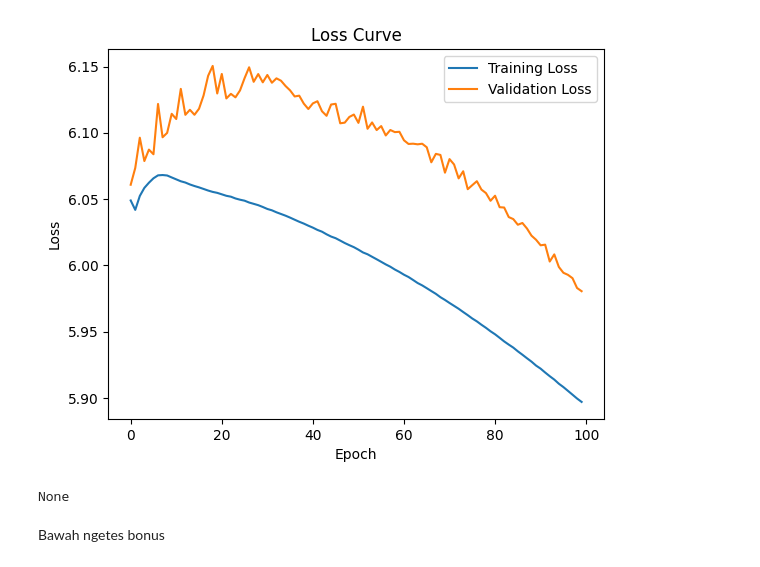
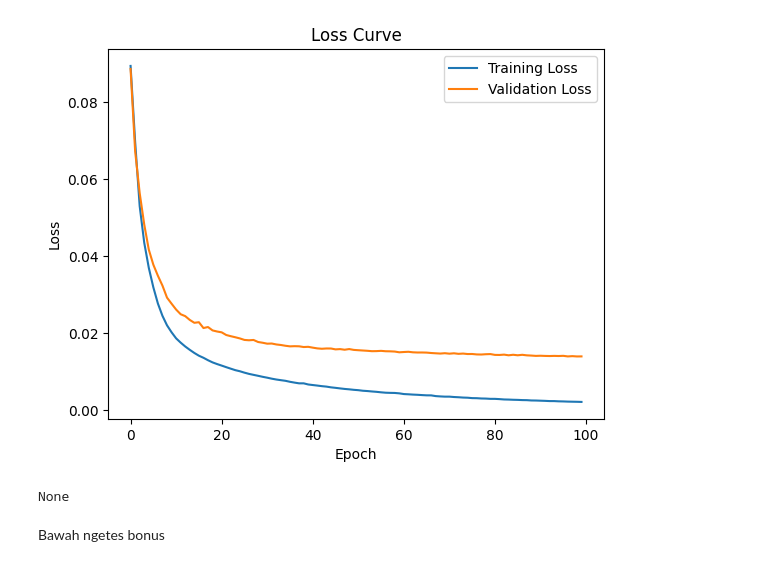
Before and after one commit to pandaandsushi/IF3270_Tubes1_FFNN, a Jupyter notebook: src/notebook.ipynb, the cells around one changed output. Drawn from its saved outputs; the diff is of its cells as text; code cells hidden in the pictures.

```diff
--- a/src/notebook.ipynb
+++ b/src/notebook.ipynb
@@ -101,7 +204,7 @@ ffnn_model = FFNN(
     loss_function='mse',
     weight_method='xavier',
     seed=42,
-    regularization="l2",
+    regularization=None,
     rms_norm=False
 )
 a = ffnn_model.train(X_train, y_train, X_test, y_test, epochs=100, learning_rate=0.001, batch_size=200)
@@ -127,4 +230,4 @@ Validation Loss: 5.9804
-[figure, old version]
+[figure, new version]
 None
 # %% [markdown]
 Bawah ngetes bonus
```
Also changed, not shown: parts of 5 cells of this notebook, 1 other file.
